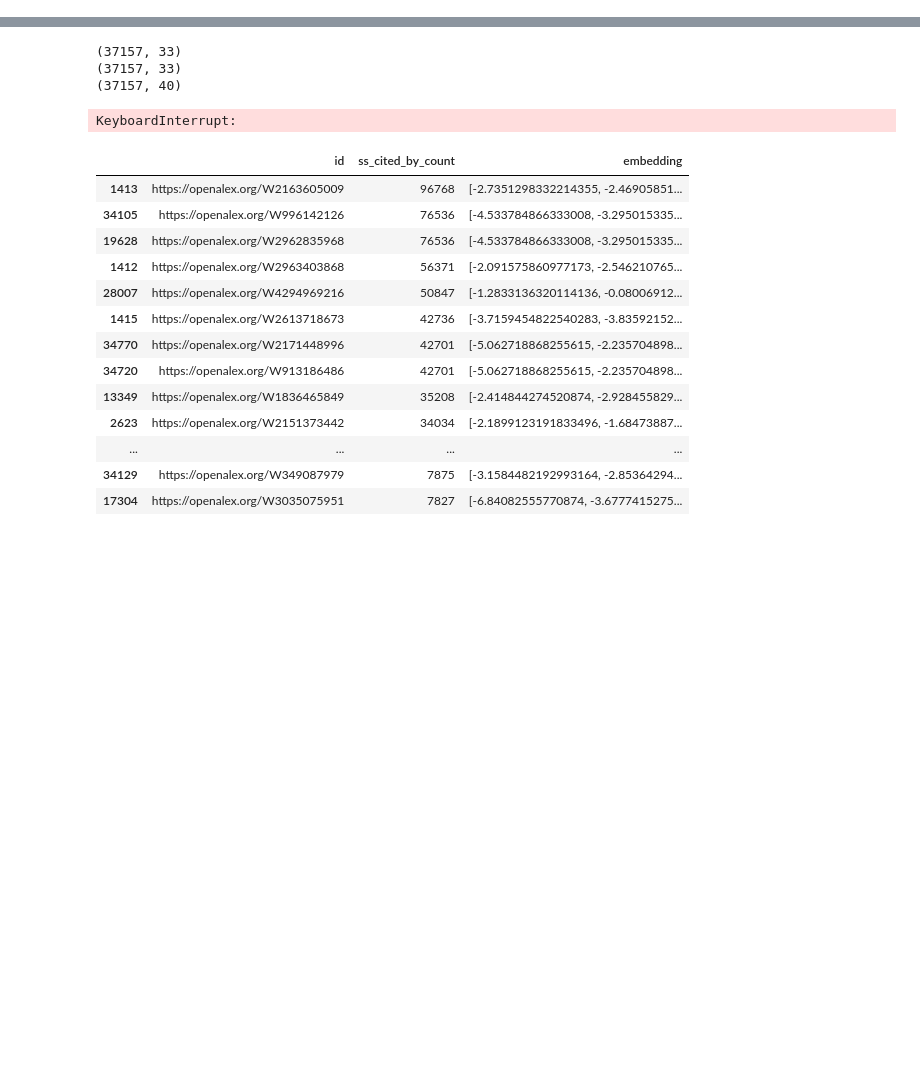
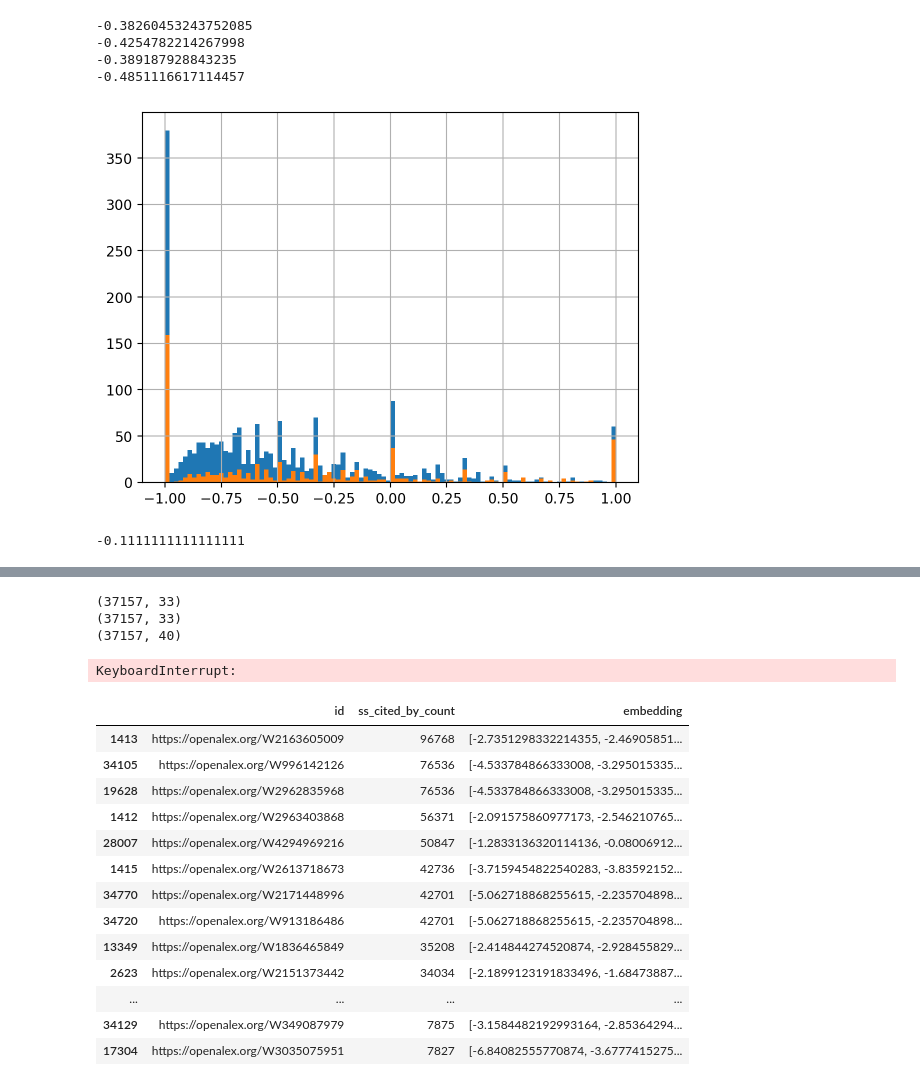
Before and after one commit to patrickmineault/neuroai-tree, a Jupyter notebook: scripts/View Influence Over Time.ipynb, the cells around one changed output, grey strips where cells are left out. Cells and saved outputs as stored; diff of their text form; code cells hidden in the pictures; blank space fills up the shorter version.

```diff
--- a/scripts/View Influence Over Time.ipynb
+++ b/scripts/View Influence Over Time.ipynb
@@ -6,0 +118,6 @@ import matplotlib.pyplot as plt
+# %%
+df_cd_index[(df_cd_index.n_k > 0)]
+df_cd_index['cd_index_nok'] = (df_cd_index.plus_score - df_cd_index.minus_score) / df_cd_index.n_ij
+# %%
+df_works = pd.read_csv('../data/processed/neuroai-works.csv')
+df_works
@@ -6,0 +138,25 @@ import matplotlib.pyplot as plt
+# %%
+df_all = pd.merge(df_cd_index, df_works, left_on='paperId', right_on='ssid', how='left')
+df_all = df_all[(df_all.n_k > 0) & (df_all.year <= 2017)]
+# %%
+df_all.openai_category.value_counts()
+#df_all.shape
+selection = df_all.openai_category.isin(['A'])
+df_all[~selection].cd_index_nok.hist(bins=100)
+df_all[selection].cd_index_nok.hist(bins=100)
+print(df_all[selection].cd_index_nok.mean())
+selection = df_all.openai_category.isin(['C'])
+print(df_all[selection].cd_index_nok.mean())
+selection = df_all.openai_category.isin(['A', 'C'])
+print(df_all[selection].cd_index_nok.mean())
+print(df_all[~selection].cd_index_nok.mean())
+# %% [output]
+-0.38260453243752085
+-0.4254782214267998
+-0.389187928843235
+-0.4851116617114457
+[figure, added]
+# %%
+df_all[(df_all.citationCount >= 50)].cd_index_nok.quantile(0.8)
+# %% [output]
+-0.1111111111111111
```
Also changed, not shown: parts of 41 cells of this notebook, 4 other files.
